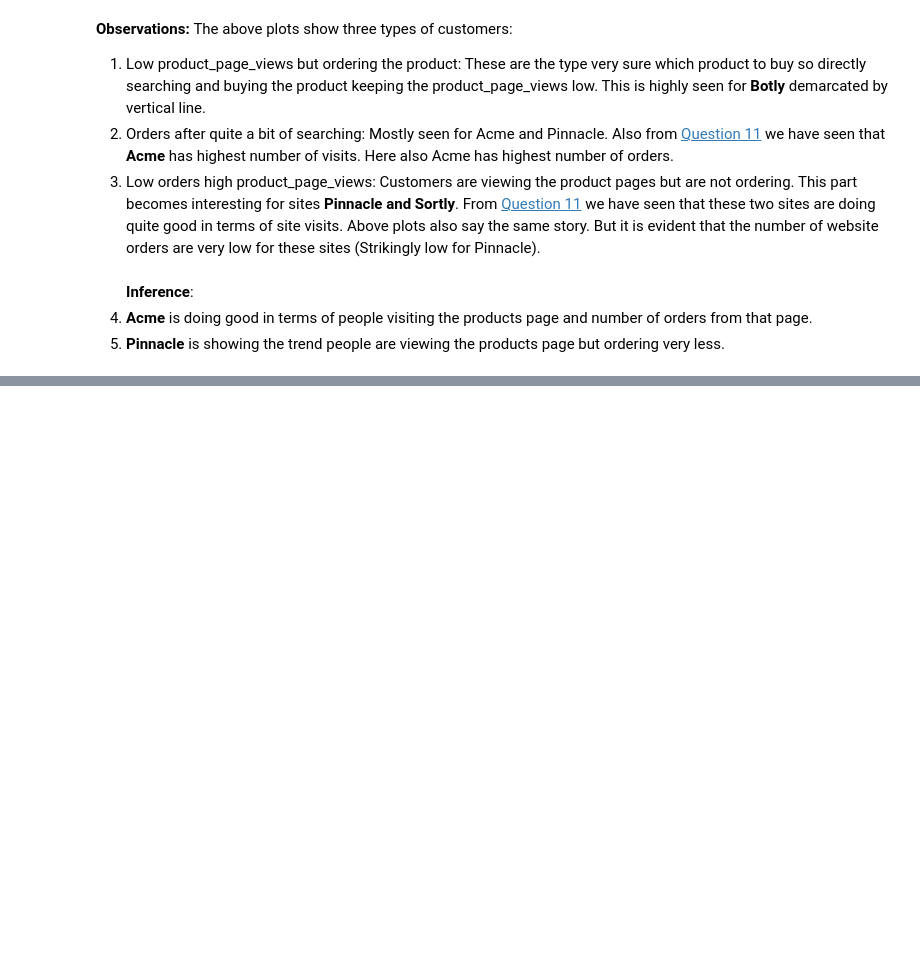
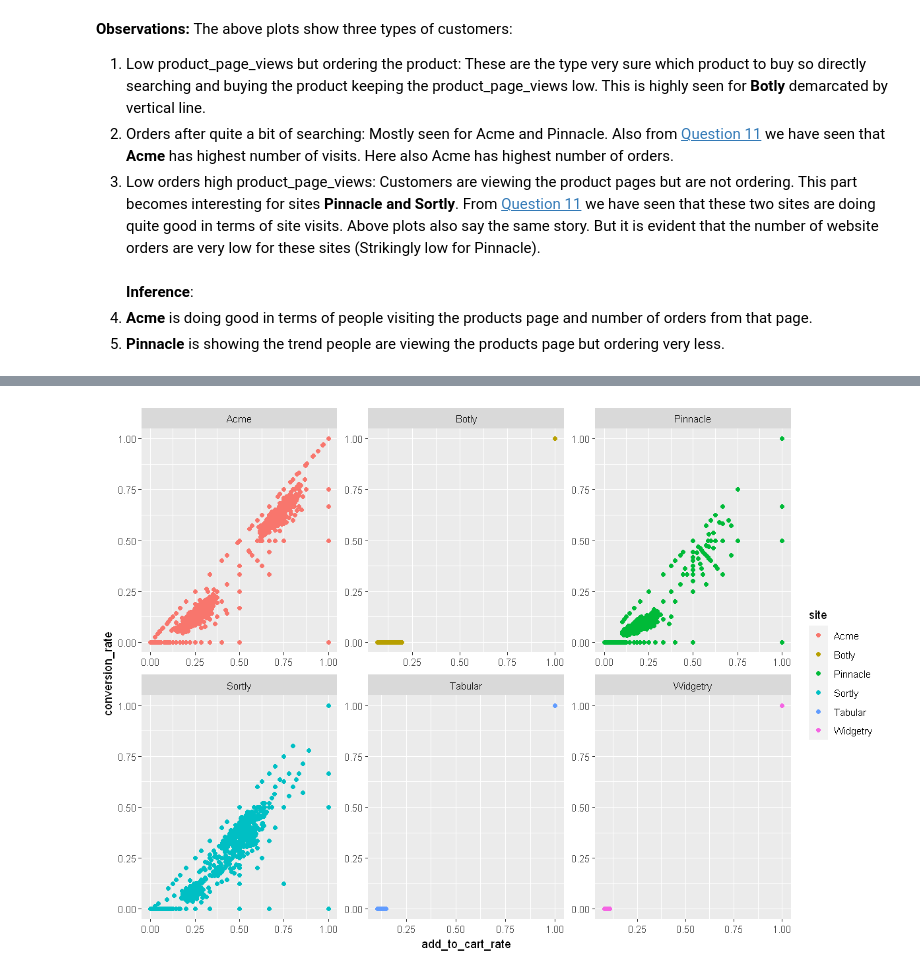
Before and after one commit to sandipto-sanyal/ampba, a Jupyter notebook: Foundation Term codes/Sandipto Sanyal PGID-12010004.ipynb, the cells around one changed output, grey strips where cells are left out. Cells and saved outputs as stored; diff of their text form; code cells hidden in the pictures; blank space fills up the shorter version.

```diff
--- a/Foundation Term codes/Sandipto Sanyal PGID-12010004.ipynb
+++ b/Foundation Term codes/Sandipto Sanyal PGID-12010004.ipynb
@@ -763,0 +748,8 @@ g1
+# %%
+options(repr.plot.width=10, repr.plot.height=7)
+g1 = ggplot(df) +
+    aes(x=add_to_cart_rate, y=conversion_rate, color=site) +
+    geom_point() +
+    facet_wrap(~site, scales="free")
+g1
+# %% [output]
@@ -763,0 +758 @@ g1
+[figure, added]
```
Also changed, not shown: parts of 22 cells of this notebook, 3 other files.
